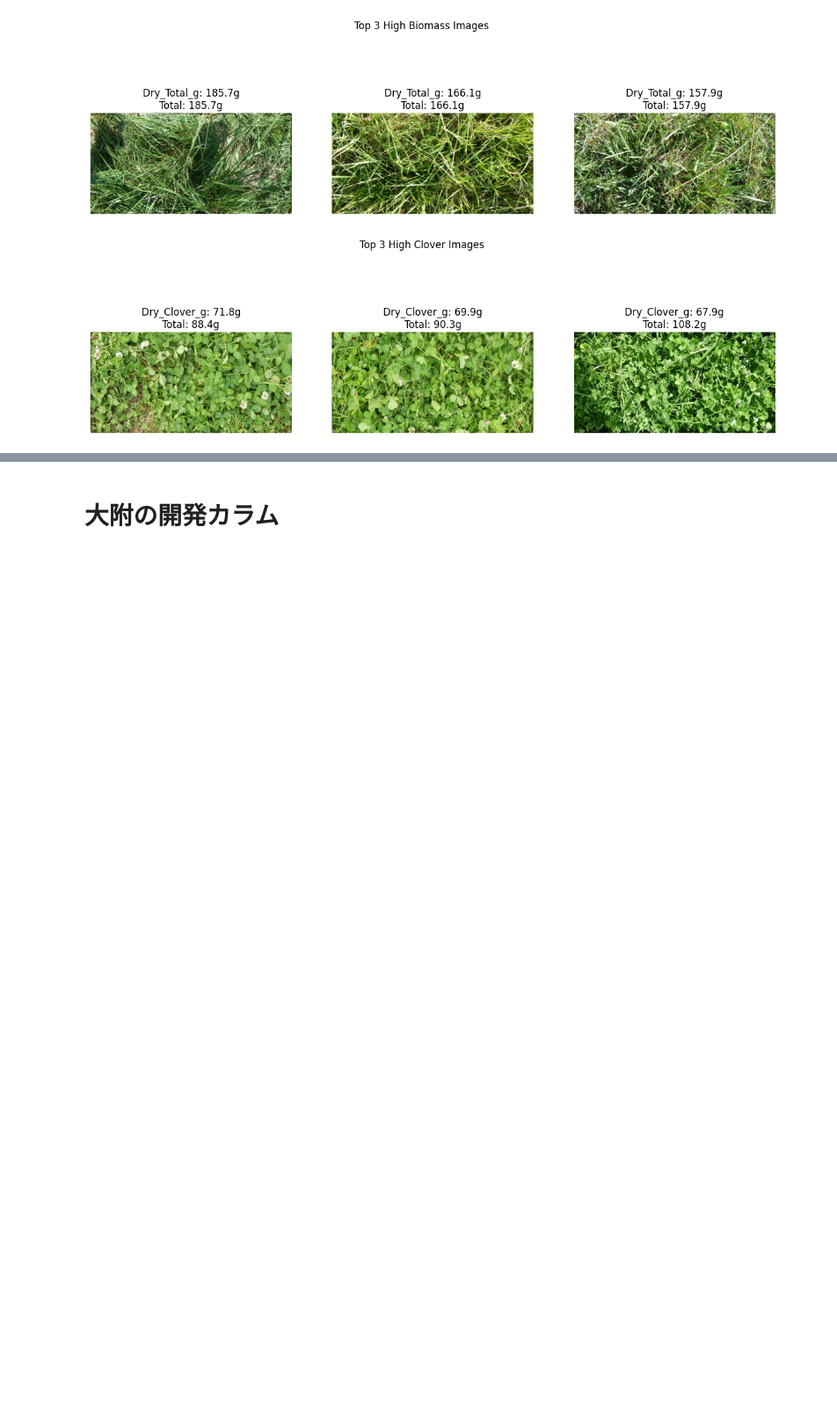
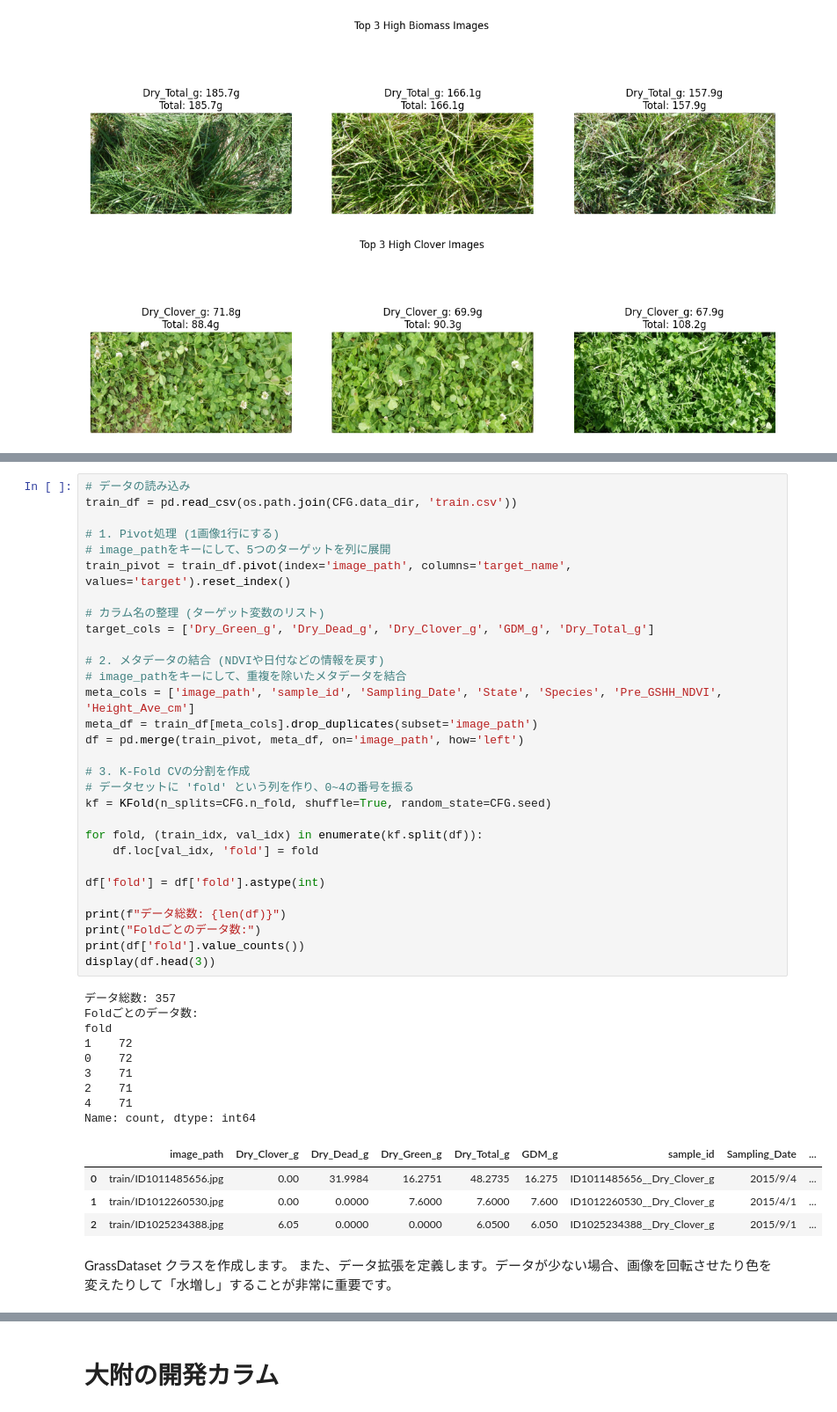
Before and after one commit to taisei173263/kaggle_biomass, a Jupyter notebook: 草コンペ1.ipynb, the cells around one changed output, grey strips where cells are left out. Shown at 88% size. Cells and saved outputs as stored; diff of their text form; blank space fills up the shorter version.

```diff
--- a/草コンペ1.ipynb
+++ b/草コンペ1.ipynb
@@ -414,0 +518,46 @@ Total - (GDM + Dead)   平均誤差: 0.000872
+# %%
+# データの読み込み
+train_df = pd.read_csv(os.path.join(CFG.data_dir, 'train.csv'))
+
+# 1. Pivot処理 (1画像1行にする)
+# image_pathをキーにして、5つのターゲットを列に展開
+train_pivot = train_df.pivot(index='image_path', columns='target_name', values='target').reset_index()
+
+# カラム名の整理 (ターゲット変数のリスト)
+target_cols = ['Dry_Green_g', 'Dry_Dead_g', 'Dry_Clover_g', 'GDM_g', 'Dry_Total_g']
+
+# 2. メタデータの結合 (NDVIや日付などの情報を戻す)
+# image_pathをキーにして、重複を除いたメタデータを結合
+meta_cols = ['image_path', 'sample_id', 'Sampling_Date', 'State', 'Species', 'Pre_GSHH_NDVI', 'Height_Ave_cm']
+meta_df = train_df[meta_cols].drop_duplicates(subset='image_path')
+df = pd.merge(train_pivot, meta_df, on='image_path', how='left')
+
+# 3. K-Fold CVの分割を作成
+# データセットに 'fold' という列を作り、0~4の番号を振る
+kf = KFold(n_splits=CFG.n_fold, shuffle=True, random_state=CFG.seed)
+
+for fold, (train_idx, val_idx) in enumerate(kf.split(df)):
+    df.loc[val_idx, 'fold'] = fold
+
+df['fold'] = df['fold'].astype(int)
+
+print(f"データ総数: {len(df)}")
+print("Foldごとのデータ数:")
+print(df['fold'].value_counts())
+display(df.head(3))
+# %% [output]
+データ総数: 357
+Foldごとのデータ数:
+fold
+1    72
+0    72
+3    71
+2    71
+4    71
+Name: count, dtype: int64
+|  | image_path | Dry_Clover_g | Dry_Dead_g | Dry_Green_g | Dry_Total_g | GDM_g | sample_id | Sampling_Date | ... |
+| 0 | train/ID1011485656.jpg | 0.00 | 31.9984 | 16.2751 | 48.2735 | 16.275 | ID1011485656__Dry_Clover_g | 2015/9/4 | ... |
+| 1 | train/ID1012260530.jpg | 0.00 | 0.0000 | 7.6000 | 7.6000 | 7.600 | ID1012260530__Dry_Clover_g | 2015/4/1 | ... |
+| 2 | train/ID1025234388.jpg | 6.05 | 0.0000 | 0.0000 | 6.0500 | 6.050 | ID1025234388__Dry_Clover_g | 2015/9/1 | ... |
+# %% [markdown]
+GrassDataset クラスを作成します。 また、データ拡張を定義します。データが少ない場合、画像を回転させたり色を変えたりして「水増し」することが非常に重要です。
```
Also changed, not shown: parts of 15 cells of this notebook.
